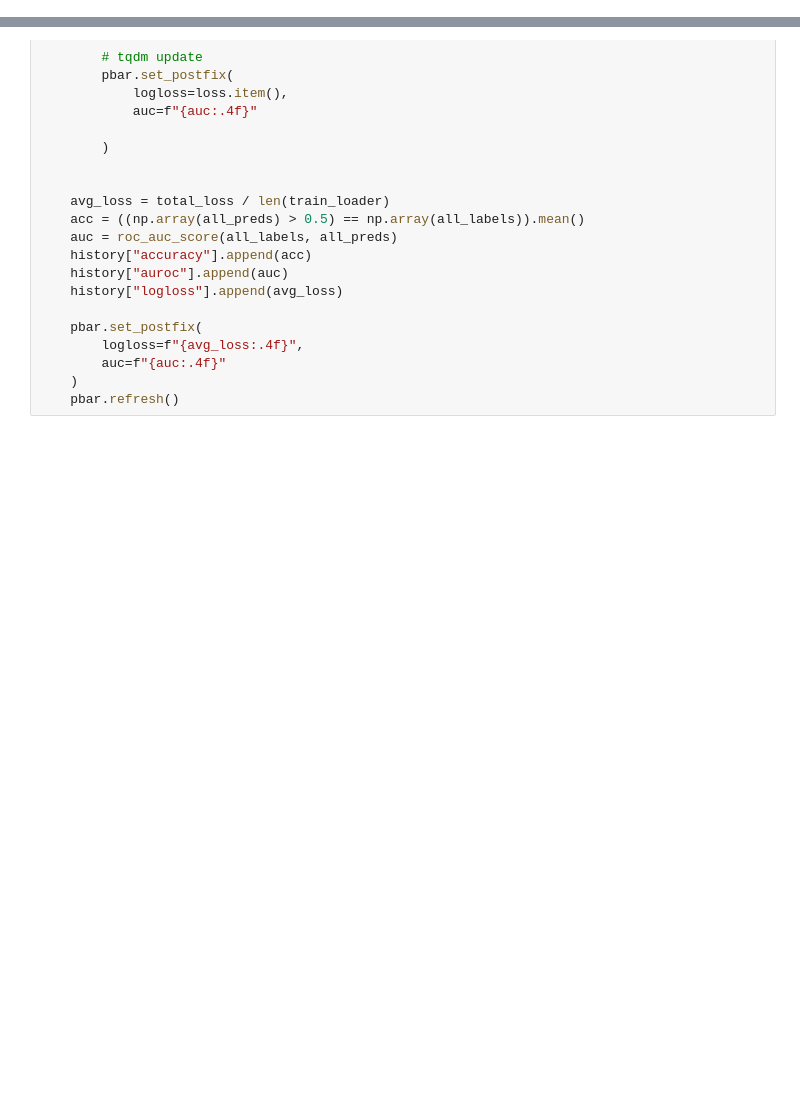
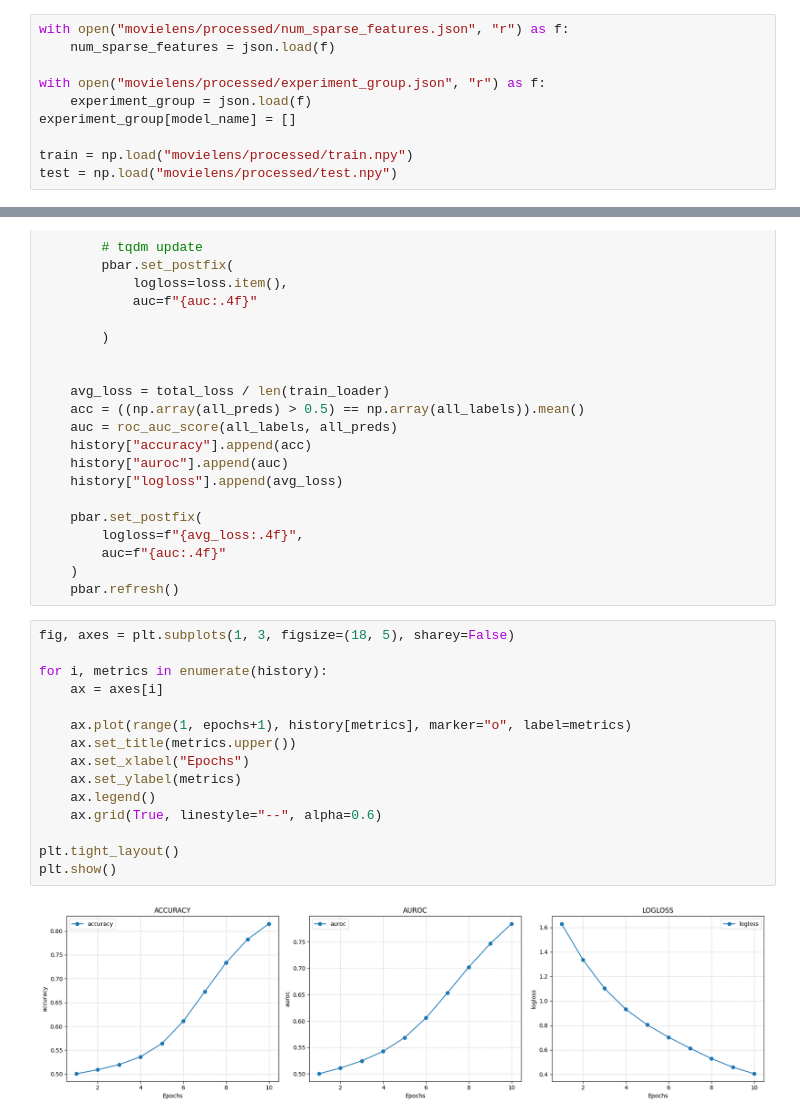
Before and after one commit to smsm8898/recsys, a Jupyter notebook: recsys/notebooks/mf.ipynb, the cells around one changed output, grey strips where cells are left out. Drawn from its saved outputs; the diff is of its cells as text; blank space fills up the shorter version.

```diff
--- a/recsys/notebooks/mf.ipynb
+++ b/recsys/notebooks/mf.ipynb
@@ -163,3 +17,13 @@ np.save("movielens/processed/test.npy", test)
+# %%
+with open("movielens/processed/num_sparse_features.json", "r") as f:
+    num_sparse_features = json.load(f)
+
+with open("movielens/processed/experiment_group.json", "r") as f:
+    experiment_group = json.load(f)
+experiment_group[model_name] = []
+
+train = np.load("movielens/processed/train.npy")
+test = np.load("movielens/processed/test.npy")
 # %%
 # Training Hyperparameter
 batch_size = 64
@@ -227,4 +91,21 @@ for epoch in range(epochs):
         auc=f"{auc:.4f}"
     )
     pbar.refresh()
+# %%
+fig, axes = plt.subplots(1, 3, figsize=(18, 5), sharey=False)
+
+for i, metrics in enumerate(history):
+    ax = axes[i]
+
+    ax.plot(range(1, epochs+1), history[metrics], marker="o", label=metrics)
+    ax.set_title(metrics.upper())
+    ax.set_xlabel("Epochs")
+    ax.set_ylabel(metrics)
+    ax.legend()
+    ax.grid(True, linestyle="--", alpha=0.6)
+
+plt.tight_layout()
+plt.show()
+# %% [output]
+[figure, added]
 # %%
```
Also changed, not shown: parts of 11 cells of this notebook, 2 other files.
